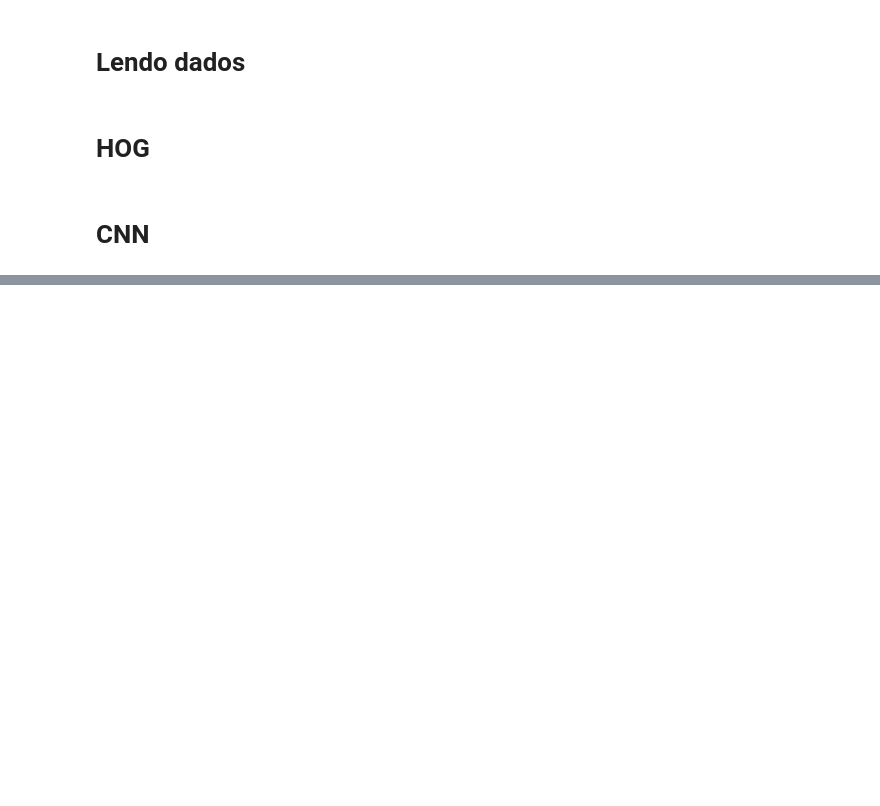
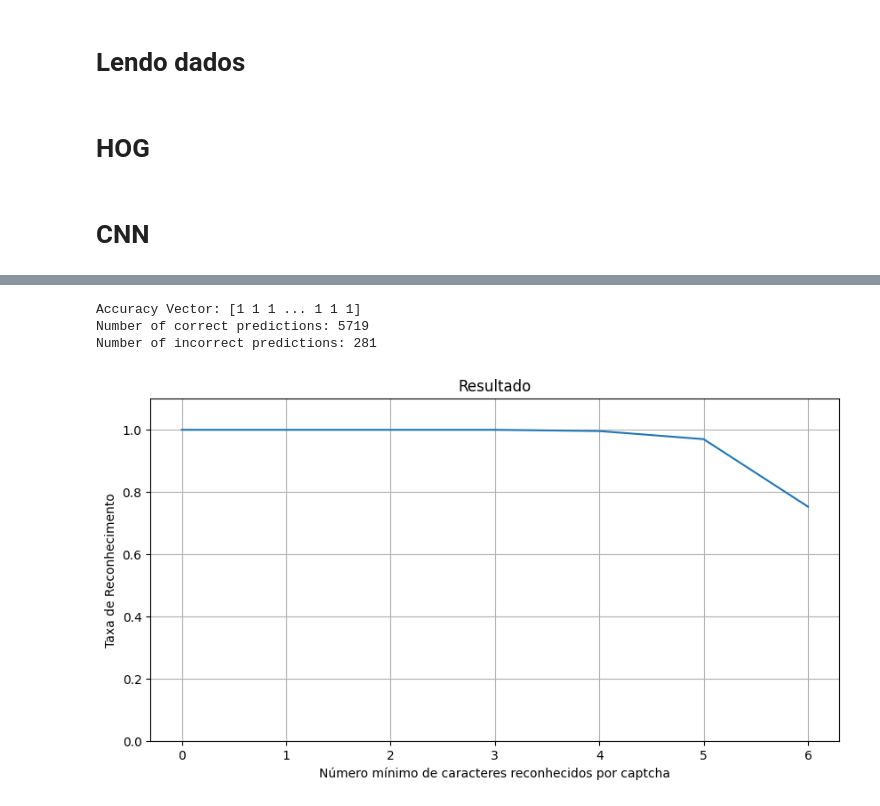
Before and after one commit to VictorANM2/TP2Icv, a Jupyter notebook: modelos.ipynb, the cells around one changed output, grey strips where cells are left out. Saved outputs shown, nothing was run; the diff lists cells and outputs as text; code cells hidden in the pictures; blank space fills up the shorter version.

Commit message:
modelo cnn e avaliação

```diff
--- a/modelos.ipynb
+++ b/modelos.ipynb
@@ -123,0 +170,2 @@ def preprocess_image(image_array):
+# %%
+model.fit(X_train, y_train_onehot, epochs=10, batch_size=32, validation_data=(X_val, y_val_onehot))
@@ -123,0 +205,9 @@ def preprocess_image(image_array):
+# %%
+# Gráfico de taxa de reconhecimento
+# Prever rótulos no conjunto de testes
+y_pred = model.predict(X_test)
+y_pred_classes = np.argmax(y_pred, axis=1)
+y_true = np.argmax(y_test_onehot, axis=1)
+
+# Gerar vetor de 0s e 1s indicando acertos (1) e erros (0)
+accuracy_vector = (y_pred_classes == y_true).astype(int)
@@ -123,0 +216,39 @@ def preprocess_image(image_array):
+# %%
+print("Accuracy Vector:", accuracy_vector)
+print("Number of correct predictions:", np.sum(accuracy_vector))
+print("Number of incorrect predictions:", len(accuracy_vector) - np.sum(accuracy_vector))
+# %% [output]
+Accuracy Vector: [1 1 1 ... 1 1 1]
+Number of correct predictions: 5719
+Number of incorrect predictions: 281
+# %%
+caracteres_reconhecidos = np.zeros(7)
+for i in range(0, 1000):
+    soma = 0
+    for j in range(0, 6):
+        if accuracy_vector[i * 6 + j] == 1:
+            soma += 1
+
+    caracteres_reconhecidos[soma] += 1
+# %%
+frequencias = np.zeros(7)
+for i in range(0, 7):
+    frequencia = 0
+    for j in range(i, 7):
+        frequencia += caracteres_reconhecidos[j]
+    frequencias[i] = frequencia
+frequencias = frequencias/1000
+# %%
+x_values = [0, 1, 2, 3, 4, 5, 6]
+plt.figure(figsize=(10, 5))
+plt.plot(x_values, frequencias)
+
+plt.title('Resultado')
+plt.xlabel('Número mínimo de caracteres reconhecidos por captcha')
+plt.ylabel('Taxa de Reconhecimento')
+plt.ylim(0, 1.1)
+plt.grid(True)
+
+plt.show()
+# %% [output]
+[figure, added]
```
Also changed, not shown: parts of 15 cells of this notebook.
